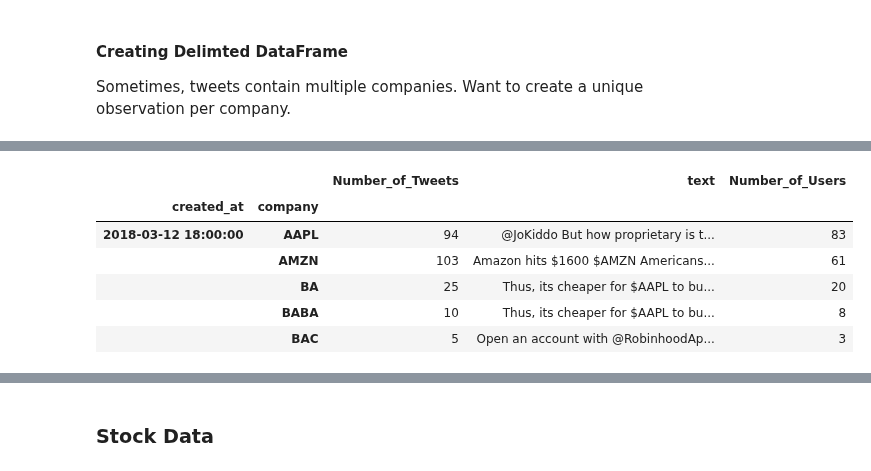
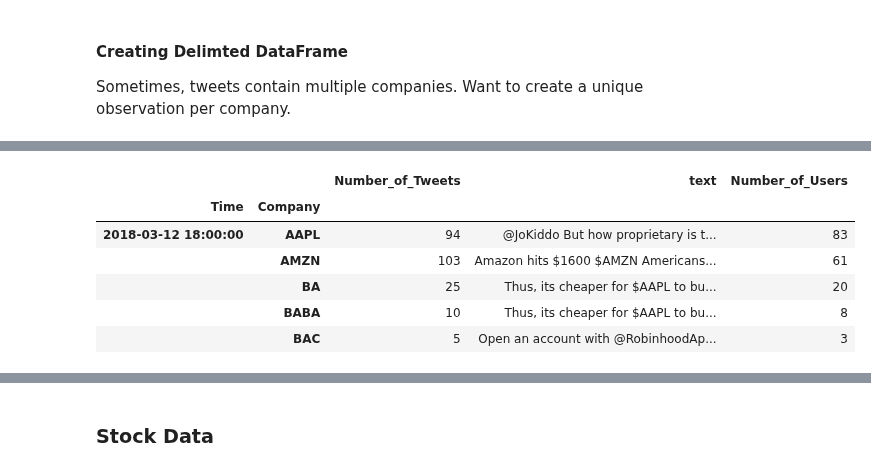
Before and after one commit to madderle/Capstone-Realtime-Streaming-Analytics, a Jupyter notebook: Analysis/src/Stock-Tweets-EDA.ipynb, the cells around one changed output, grey strips where cells are left out. Cells and saved outputs as stored; diff of their text form; code cells hidden in the pictures.

```diff
--- a/Analysis/src/Stock-Tweets-EDA.ipynb
+++ b/Analysis/src/Stock-Tweets-EDA.ipynb
@@ -20,8 +20,9 @@ sns.set(style="whitegrid")
 #Setup Mongo and create the database and collection
 User = os.environ['MONGODB_USER']
 password = os.environ['MONGODB_PASS']
+IP = os.environ['IP']
 
-client = MongoClient('34.204.99.255', username=User, password=password)
+client = MongoClient(IP, username=User, password=password)
 db = client['stock_tweets']
 
 #Grab references
@@ -204,12 +145,15 @@ delimited_hourly.columns = ['Number_of_Tweets']
 # %%
 # Concatenate the text with a space to not combine words.
 delimited_hourly['text']=delimited_twitter_df.groupby([pd.Grouper(freq="H"), 'company'])['text'].apply(lambda x: ' '.join(x))
 # Number of Users
 delimited_hourly['Number_of_Users'] = delimited_twitter_df.groupby([pd.Grouper(freq="H"), 'company'])['user_name'].nunique()
+
+# Rename Index
+delimited_hourly = delimited_hourly.reindex(delimited_hourly.index.rename(['Time', 'Company']))
 delimited_hourly.head()
 # %% [output]
 |  |  | Number_of_Tweets | text | Number_of_Users |
-| created_at | company |  |  |  |
+| Time | Company |  |  |  |
 | 2018-03-12 18:00:00 | AAPL | 94 | @JoKiddo But how proprietary is t... | 83 |
 |  | AMZN | 103 | Amazon hits $1600 $AMZN Americans... | 61 |
 |  | BA | 25 | Thus, its cheaper for $AAPL to bu... | 20 |
```
Also changed, not shown: parts of 16 cells of this notebook, 2 other files.
